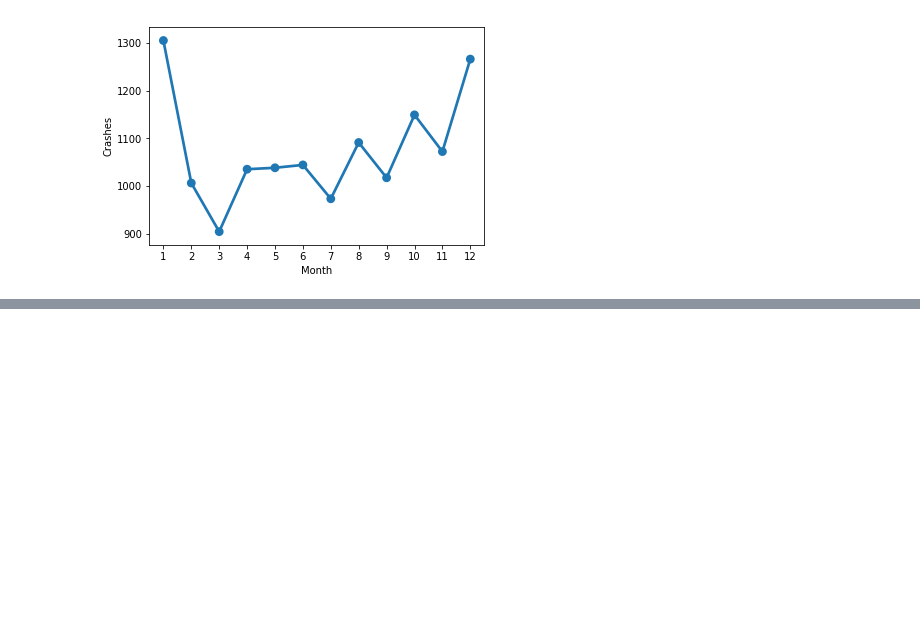
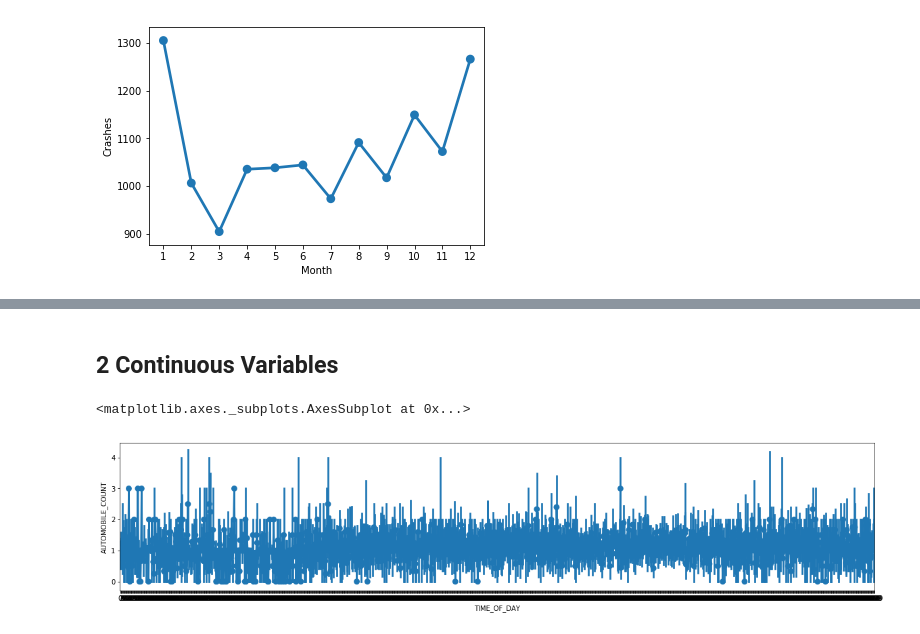
Before and after one commit to crlau/unit-1-drills, a Jupyter notebook: county_crashes.ipynb, the cells around one changed output, grey strips where cells are left out. Saved outputs shown, nothing was run; the diff lists cells and outputs as text; code cells hidden in the pictures; blank space fills up the shorter version.

```diff
--- a/county_crashes.ipynb
+++ b/county_crashes.ipynb
@@ -43,0 +56,8 @@ KeyError: '[   1    2    3    4    5    6    7    8    9   10   11   12  904  97
+# %% [markdown]
+## 2 Continuous Variables
+# %%
+fig, ax = plt.subplots(figsize=(20,4))
+sns.pointplot(x=crash_data['TIME_OF_DAY'], y=crash_data['AUTOMOBILE_COUNT'], data=crash_data, ax=ax)
+# %% [output]
+<matplotlib.axes._subplots.AxesSubplot at 0x...>
+[figure, added]
```
Also changed, not shown: parts of 12 cells of this notebook.
